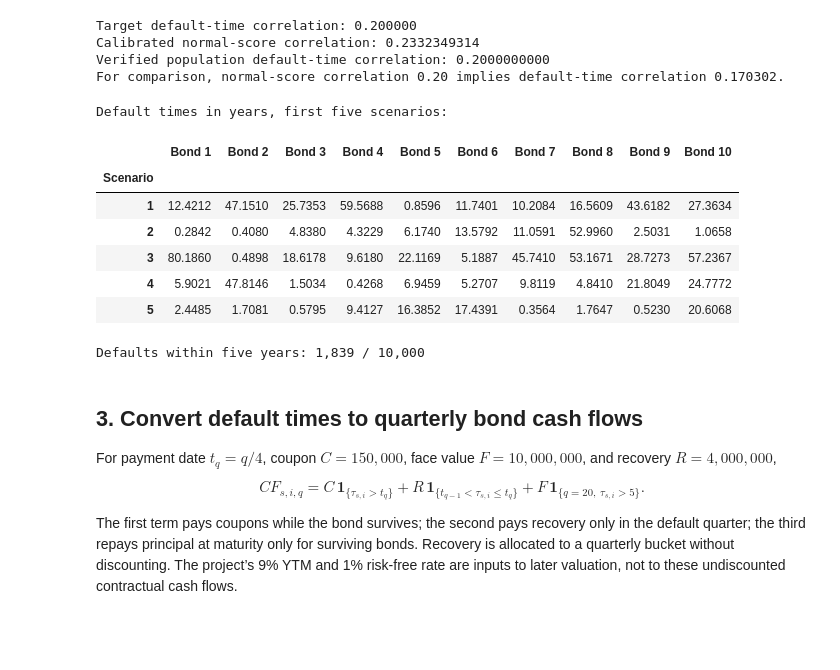
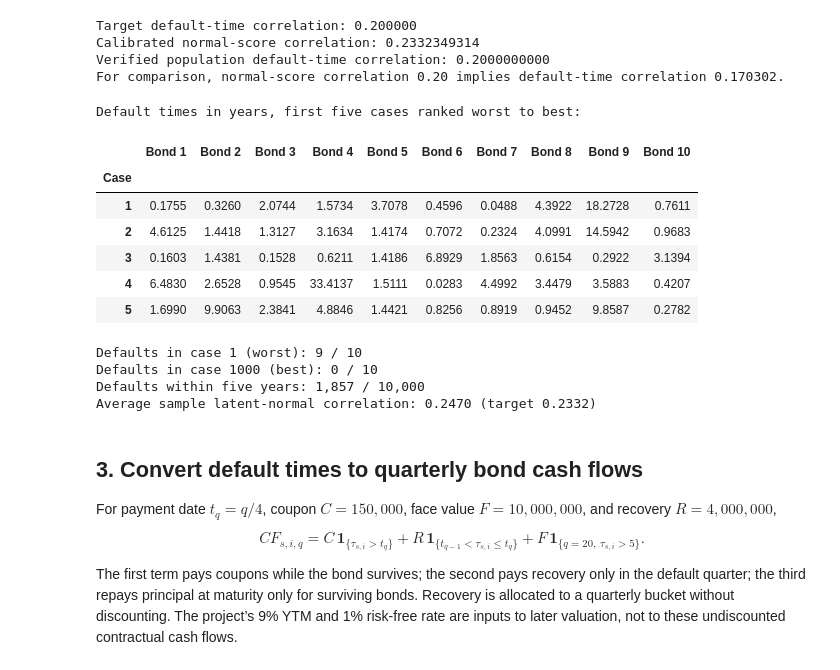
Before and after one commit to moctran/valuation_miniproject3, a Jupyter notebook: miniproject3miniproject.ipynb, the cells around one changed output. Drawn from its saved outputs; the diff is of its cells as text; code cells hidden in the pictures; blank space fills up the shorter version.

```diff
--- a/miniproject3miniproject.ipynb
+++ b/miniproject3miniproject.ipynb
@@ -29,7 +29,7 @@ N_QUARTERS = MATURITY_YEARS * PAYMENTS_PER_YEAR
 payment_times = np.arange(1, N_QUARTERS + 1) * DT
 quarter_labels = [f"Q{q}" for q in range(1, N_QUARTERS + 1)]
 bond_labels = [f"Bond {b}" for b in range(1, N_BONDS + 1)]
-scenario_ids = pd.Index(range(1, N_SCENARIOS + 1), name="Scenario")
+scenario_ids = pd.Index(range(1, N_SCENARIOS + 1), name="Case")
 QUARTERLY_COUPON = FACE_VALUE * ANNUAL_COUPON_RATE * DT
 RECOVERY = FACE_VALUE * (1 - LGD)
 
@@ -108,7 +115,7 @@ The target applies to full default times, including those beyond five years, not
 def implied_default_time_correlation(rho, quadrature_order=48):
     """Population correlation of exponential times from correlated normals."""
     if not 0 <= rho <= 1:
-        raise ValueError("The common-factor correlation must lie between 0 and 1.")
+        raise ValueError("The normal-score correlation must lie between 0 and 1.")
     nodes, weights = roots_hermitenorm(quadrature_order)
     weights = weights / np.sqrt(2 * np.pi)  # Standard normal expectation weights.
     x = nodes[:, None]
@@ -119,7 +126,7 @@ def implied_default_time_correlation(rho, quadrature_order=48):
     return float(expected_product - 1.0)
 
 if not 0 <= TARGET_DEFAULT_TIME_CORRELATION <= 1:
-    raise ValueError("This common-factor model supports targets from 0 to 1.")
+    raise ValueError("This Gaussian-copula model supports targets from 0 to 1.")
 if TARGET_DEFAULT_TIME_CORRELATION in (0, 1):
     LATENT_RHO = float(TARGET_DEFAULT_TIME_CORRELATION)
 else:
@@ -146,30 +153,59 @@ Verified population default-time correlation: 0.2000000000
 For comparison, normal-score correlation 0.20 implies default-time correlation 0.170302.
 # %%
 rng = np.random.default_rng(SEED)
-common_normals = rng.standard_normal((N_SCENARIOS, 1)) # common factor for all bonds in a scenario
-idiosyncratic_normals = rng.standard_normal((N_SCENARIOS, N_BONDS)) # idiosyncratic factors for each bond in a scenario
-latent_scores = np.sqrt(LATENT_RHO) * common_normals + np.sqrt(1 - LATENT_RHO) * idiosyncratic_normals
+normal_correlation = np.full((N_BONDS, N_BONDS), LATENT_RHO)
+np.fill_diagonal(normal_correlation, 1.0)
+cholesky_factor = np.linalg.cholesky(normal_correlation)
+independent_normals = rng.standard_normal((N_SCENARIOS, N_BONDS))
+independent_normals = (
+    independent_normals - independent_normals.mean(axis=0)
+) / independent_normals.std(axis=0, ddof=1)
+latent_scores = independent_normals @ cholesky_factor.T
+sample_latent_correlation = np.corrcoef(latent_scores, rowvar=False)
 uniforms = ndtr(latent_scores)
 # Guard against numerical rounding to exactly 0 or 1.
 uniforms = np.clip(uniforms, np.finfo(float).tiny, np.nextafter(1.0, 0.0))
-default_times = -np.log(uniforms) / hazard_rate
+default_times = -np.log1p(-uniforms) / hazard_rate
+
+# Rank cases by the number of defaults within maturity; stable ties retain seeded draw order.
+default_counts = (default_times <= MATURITY_YEARS).sum(axis=1)
+scenario_order = np.argsort(-default_counts, kind="stable")
+independent_normals = independent_normals[scenario_order]
+latent_scores = latent_scores[scenario_order]
+uniforms = uniforms[scenario_order]
+default_times = default_times[scenario_order]
+default_counts = default_counts[scenario_order]
+
 default_times_df = pd.DataFrame(default_times, index=scenario_ids, columns=bond_labels)
 
 assert default_times.shape == (N_SCENARIOS, N_BONDS)
 assert np.all(np.isfinite(default_times)) and np.all(default_times > 0)
-print("Default times in years, first five scenarios:")
+assert np.allclose(independent_normals.mean(axis=0), 0.0, atol=1e-12)
+assert np.allclose(independent_normals.std(axis=0, ddof=1), 1.0, atol=1e-12)
+assert np.all(np.diff(default_counts) <= 0)
+assert default_counts[0] == default_counts.max()
+assert default_counts[-1] == default_counts.min()
+print("Default times in years, first five cases ranked worst to best:")
 display(default_times_df.head().round(4))
-print(f"Defaults within five years: {(default_times <= MATURITY_YEARS).sum():,} / {default_times.size:,}")
+print(f"Defaults in case 1 (worst): {default_counts[0]} / {N_BONDS}")
+print(f"Defaults in case {N_SCENARIOS} (best): {default_counts[-1]} / {N_BONDS}")
+print(f"Defaults within five years: {default_counts.sum():,} / {default_times.size:,}")
+print(f"Average sample latent-normal correlation: "
+      f"{sample_latent_correlation[np.triu_indices(N_BONDS, k=1)].mean():.4f} "
+      f"(target {LATENT_RHO:.4f})")
 # %% [output]
-Default times in years, first five scenarios:
+Default times in years, first five cases ranked worst to best:
 |  | Bond 1 | Bond 2 | Bond 3 | Bond 4 | Bond 5 | Bond 6 | Bond 7 | Bond 8 | Bond 9 | Bond 10 |
-| Scenario |  |  |  |  |  |  |  |  |  |  |
-| 1 | 12.4212 | 47.1510 | 25.7353 | 59.5688 | 0.8596 | 11.7401 | 10.2084 | 16.5609 | 43.6182 | 27.3634 |
-| 2 | 0.2842 | 0.4080 | 4.8380 | 4.3229 | 6.1740 | 13.5792 | 11.0591 | 52.9960 | 2.5031 | 1.0658 |
-| 3 | 80.1860 | 0.4898 | 18.6178 | 9.6180 | 22.1169 | 5.1887 | 45.7410 | 53.1671 | 28.7273 | 57.2367 |
-| 4 | 5.9021 | 47.8146 | 1.5034 | 0.4268 | 6.9459 | 5.2707 | 9.8119 | 4.8410 | 21.8049 | 24.7772 |
-| 5 | 2.4485 | 1.7081 | 0.5795 | 9.4127 | 16.3852 | 17.4391 | 0.3564 | 1.7647 | 0.5230 | 20.6068 |
+| Case |  |  |  |  |  |  |  |  |  |  |
+| 1 | 0.1755 | 0.3260 | 2.0744 | 1.5734 | 3.7078 | 0.4596 | 0.0488 | 4.3922 | 18.2728 | 0.7611 |
+| 2 | 4.6125 | 1.4418 | 1.3127 | 3.1634 | 1.4174 | 0.7072 | 0.2324 | 4.0991 | 14.5942 | 0.9683 |
+| 3 | 0.1603 | 1.4381 | 0.1528 | 0.6211 | 1.4186 | 6.8929 | 1.8563 | 0.6154 | 0.2922 | 3.1394 |
+| 4 | 6.4830 | 2.6528 | 0.9545 | 33.4137 | 1.5111 | 0.0283 | 4.4992 | 3.4479 | 3.5883 | 0.4207 |
+| 5 | 1.6990 | 9.9063 | 2.3841 | 4.8846 | 1.4421 | 0.8256 | 0.8919 | 0.9452 | 9.8587 | 0.2782 |
-Defaults within five years: 1,839 / 10,000
+Defaults in case 1 (worst): 9 / 10
+Defaults in case 1000 (best): 0 / 10
+Defaults within five years: 1,857 / 10,000
+Average sample latent-normal correlation: 0.2470 (target 0.2332)
 # %% [markdown]
 ## 3. Convert default times to quarterly bond cash flows
 
```
Also changed, not shown: parts of 7 cells of this notebook.
